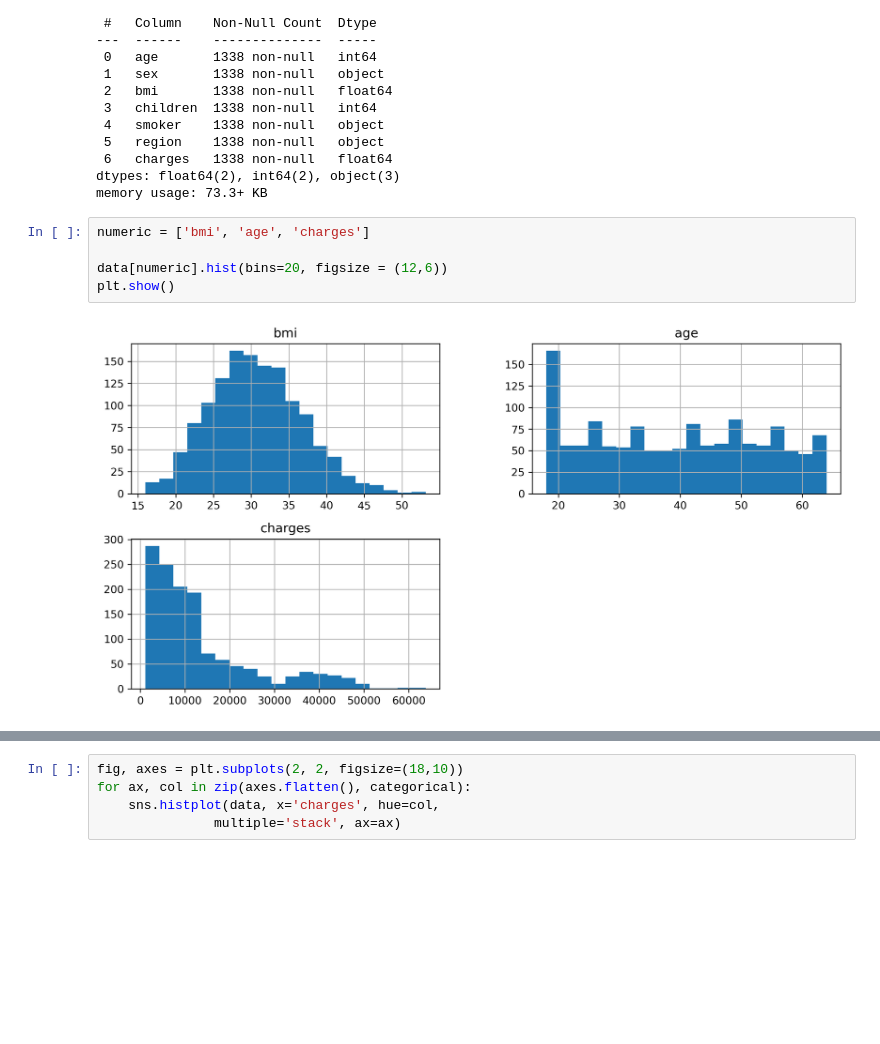
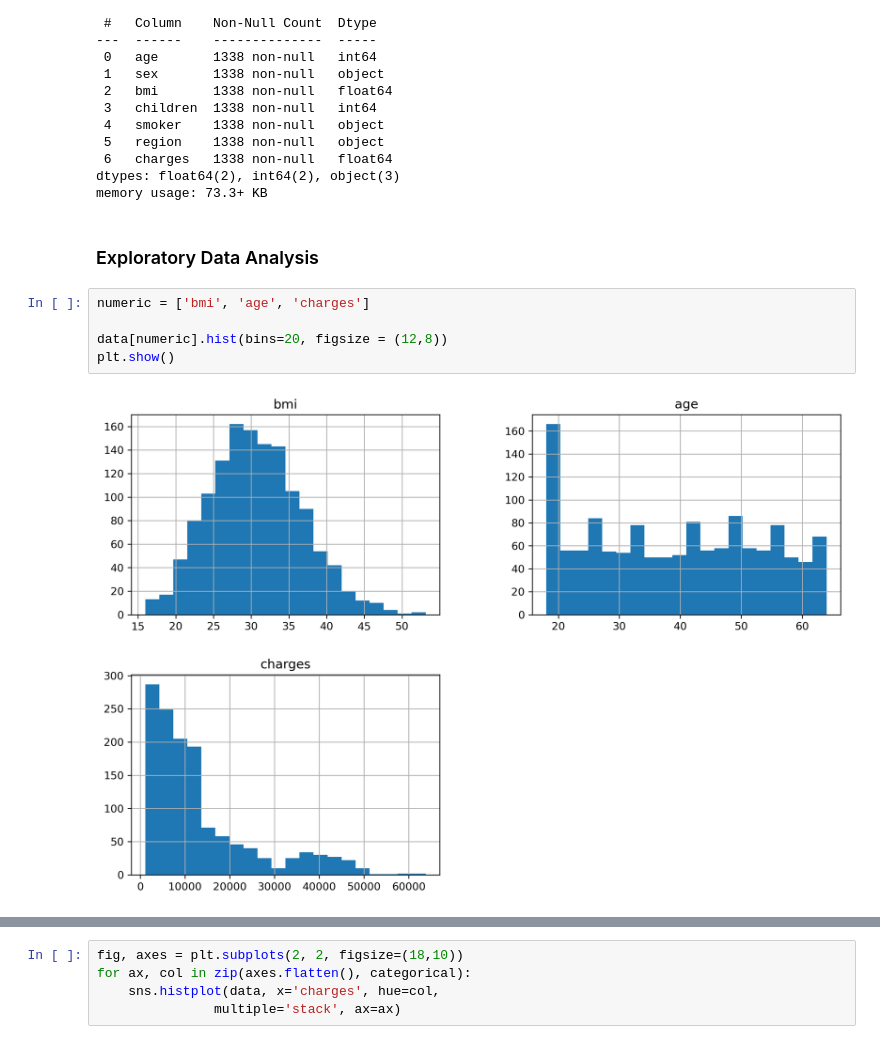
Before and after one commit to derevirn/pycaret-book, a Jupyter notebook: Regression.ipynb, the cells around one changed output, grey strips where cells are left out. Cells and saved outputs as stored; diff of their text form; blank space fills up the shorter version.

```diff
--- a/Regression.ipynb
+++ b/Regression.ipynb
@@ -32,13 +36,15 @@ Data columns (total 7 columns):
  6   charges   1338 non-null   float64
 dtypes: float64(2), int64(2), object(3)
 memory usage: 73.3+ KB
+# %% [markdown]
+### Exploratory Data Analysis
 # %%
 numeric = ['bmi', 'age', 'charges']
 
-data[numeric].hist(bins=20, figsize = (12,6))
+data[numeric].hist(bins=20, figsize = (12,8))
 plt.show()
 # %% [output]
-[figure, old version]
+[figure, new version]
 # %%
 categorical = ['sex', 'children', 'smoker', 'region']
 color = ['C0', 'C1', 'C2', 'C3', 'C4', 'C5']
```
Also changed, not shown: parts of 7 cells of this notebook.
